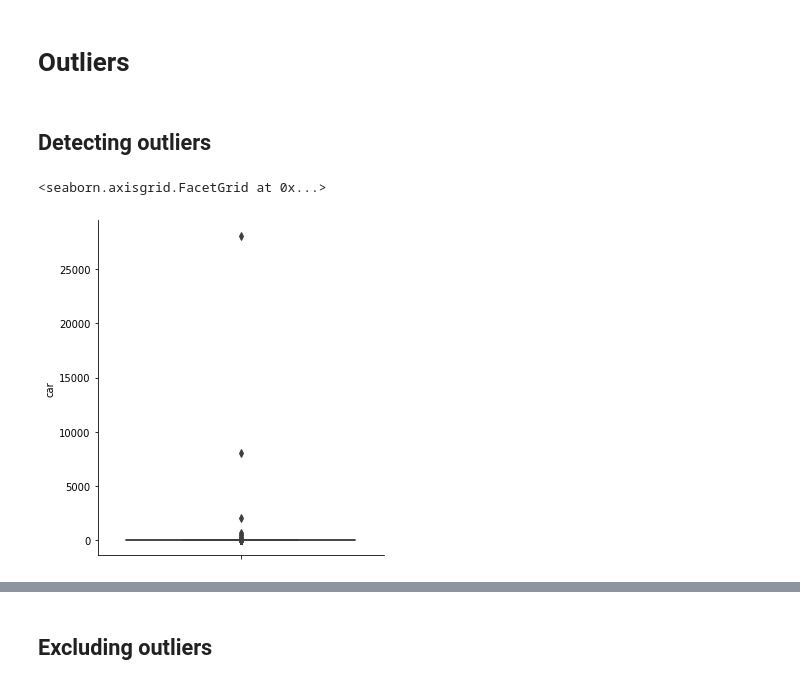
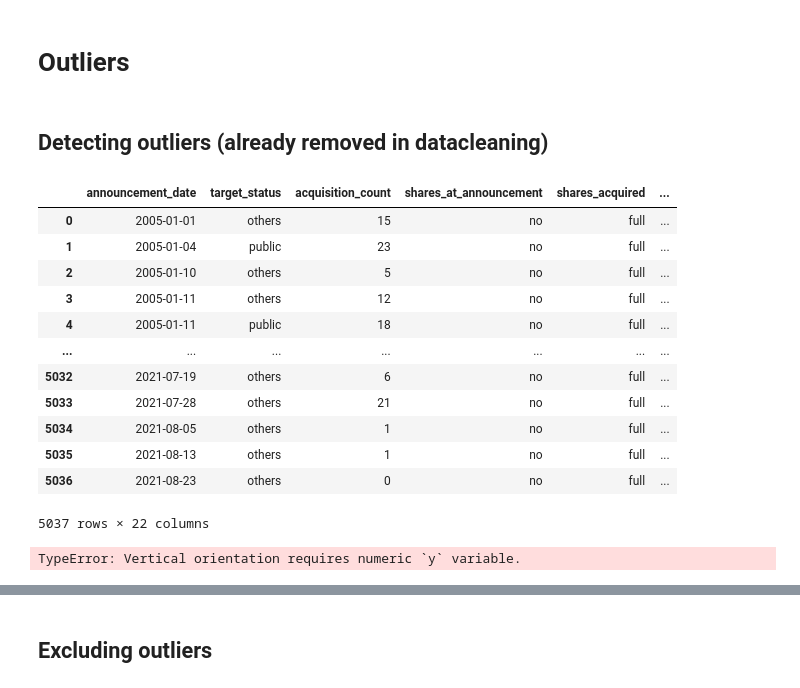
Before and after one commit to cobergmann/MA_PREDICTOR, a Jupyter notebook: notebooks/cobergmann_detailed_data_exploration_advanced.ipynb, the cells around one changed output, grey strips where cells are left out. Cells and saved outputs as stored; diff of their text form; code cells hidden in the pictures.

```diff
--- a/notebooks/cobergmann_detailed_data_exploration_advanced.ipynb
+++ b/notebooks/cobergmann_detailed_data_exploration_advanced.ipynb
@@ -36,10 +41,27 @@ columns_to_inspect = [
 # %% [markdown]
 # Outliers
 # %% [markdown]
-## Detecting outliers
+## Detecting outliers (already removed in datacleaning)
+# %%
+data_orig
+# %% [output]
+|  | announcement_date | target_status | acquisition_count | shares_at_announcement | shares_acquired | ... |
+| 0 | 2005-01-01 | others | 15 | no | full | ... |
+| 1 | 2005-01-04 | public | 23 | no | full | ... |
+| 2 | 2005-01-10 | others | 5 | no | full | ... |
+| 3 | 2005-01-11 | others | 12 | no | full | ... |
+| 4 | 2005-01-11 | public | 18 | no | full | ... |
+| ... | ... | ... | ... | ... | ... | ... |
+| 5032 | 2021-07-19 | others | 6 | no | full | ... |
+| 5033 | 2021-07-28 | others | 21 | no | full | ... |
+| 5034 | 2021-08-05 | others | 1 | no | full | ... |
+| 5035 | 2021-08-13 | others | 1 | no | full | ... |
+| 5036 | 2021-08-23 | others | 0 | no | full | ... |
+5037 rows × 22 columns
 # %%
-sns.catplot(data=data_orig, y='car', kind='box')
+sns.catplot(data=data_orig, y='car_10', kind='box',
+           #showfliers=False
+           );
 # %% [output]
-<seaborn.axisgrid.FacetGrid at 0x...>
+TypeError: Vertical orientation requires numeric `y` variable.
-[figure, removed]
 # %%
```
Also changed, not shown: parts of 4 cells of this notebook, 10 other files.
